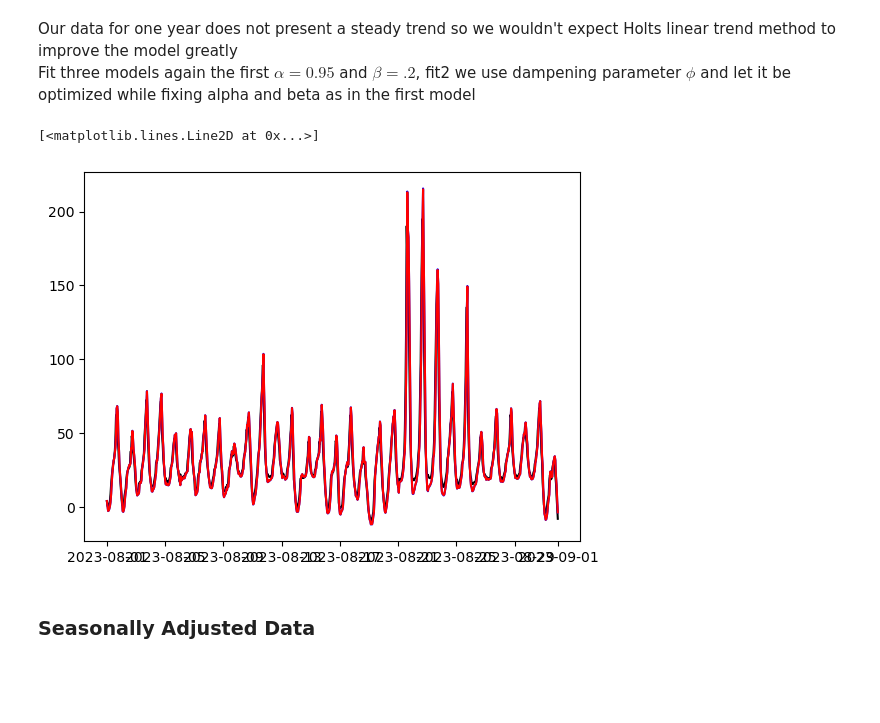
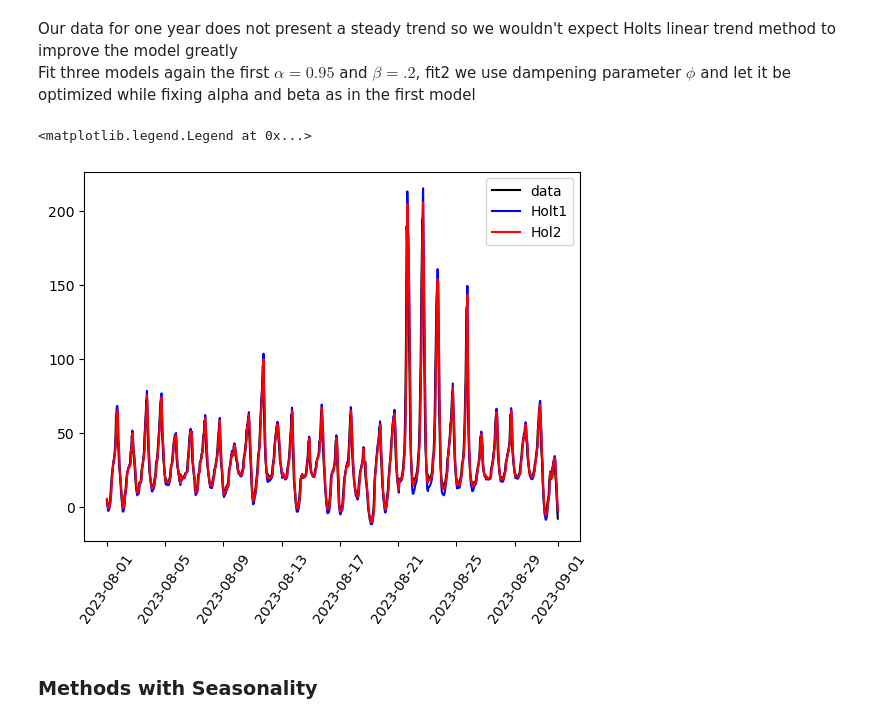
Before and after one commit to maxwellgriffith345/SPPPrices, a Jupyter notebook: Exponential Smoothing.ipynb, the cells around one changed output. Saved outputs shown, nothing was run; the diff lists cells and outputs as text; code cells hidden in the pictures; blank space fills up the shorter version.

```diff
--- a/Exponential Smoothing.ipynb
+++ b/Exponential Smoothing.ipynb
@@ -30,6 +30,10 @@ df= df.asfreq(freq='h')
 df.drop(columns=["KCPLIATANUNIAT2","KCPLLACYGNEUNLAC2","SECI.KCPS.CIMARRON", "WR.LEC.4", "WR.JEC.2", "WR.JEC.3", "SECI.KCPS.CIMARRON"], inplace=True)
 # %%
 cimarron=df[["SECI_CIMARRON"]]
+
+#Hold back last week as test set
+cimarron_train = cimarron.iloc[:-168]
+cimarron_test = cimarron.iloc[-168:]
 # %% [markdown]
 [Cross Validation StatsModels](https://www.statsmodels.org/stable/examples/notebooks/generated/statespace_forecasting.html#Cross-validation)
 [Stats Model Exponential Smoothin](https://www.statsmodels.org/stable/examples/notebooks/generated/exponential_smoothing.html#)
@@ -75,17 +79,19 @@ plt.plot(fit3.fittedvalues.loc["2023-08"], color="green")
 Our data for one year does not present a steady trend so we wouldn't expect Holts linear trend method to improve the model greatly
 Fit three models again the first $\alpha = 0.95$ and $\beta=.2$, fit2 we use dampening parameter $\phi$ and let it be optimized while fixing alpha and beta as in the first model
 # %%
-Hfit1 = Holt(cimarron, initialization_method = 'estimated').fit(
+Hfit1 = Holt(cimarron_train, initialization_method = 'estimated').fit(
     smoothing_level = .95, smoothing_trend = .2, optimized=False)
-Hfit2 = Holt(cimarron, damped_trend=True, initialization_method = 'estimated').fit(
+Hfit2 = Holt(cimarron_train, damped_trend=True, initialization_method = 'estimated').fit(
     smoothing_level = .95, smoothing_trend = .2)
 # %%
 plt.figure()
-plt.plot(cimarron.loc["2023-08"], color = "black")
-plt.plot(Hfit1.fittedvalues.loc["2023-08"], color="blue")
-plt.plot(Hfit2.fittedvalues.loc["2023-08"], color="red")
+plt.plot(cimarron_train.loc["2023-08"], color = "black", label="data")
+plt.plot(Hfit1.fittedvalues.loc["2023-08"], color="blue", label="Holt1")
+plt.plot(Hfit2.fittedvalues.loc["2023-08"], color="red", label= "Hol2")
+plt.tick_params(axis='x', rotation=55)
+plt.legend()
 # %% [output]
-[<matplotlib.lines.Line2D at 0x...>]
+<matplotlib.legend.Legend at 0x...>
-[figure, old version]
+[figure, new version]
 # %% [markdown]
-### Seasonally Adjusted Data
+### Methods with Seasonality
```
Also changed, not shown: parts of 15 cells of this notebook.
